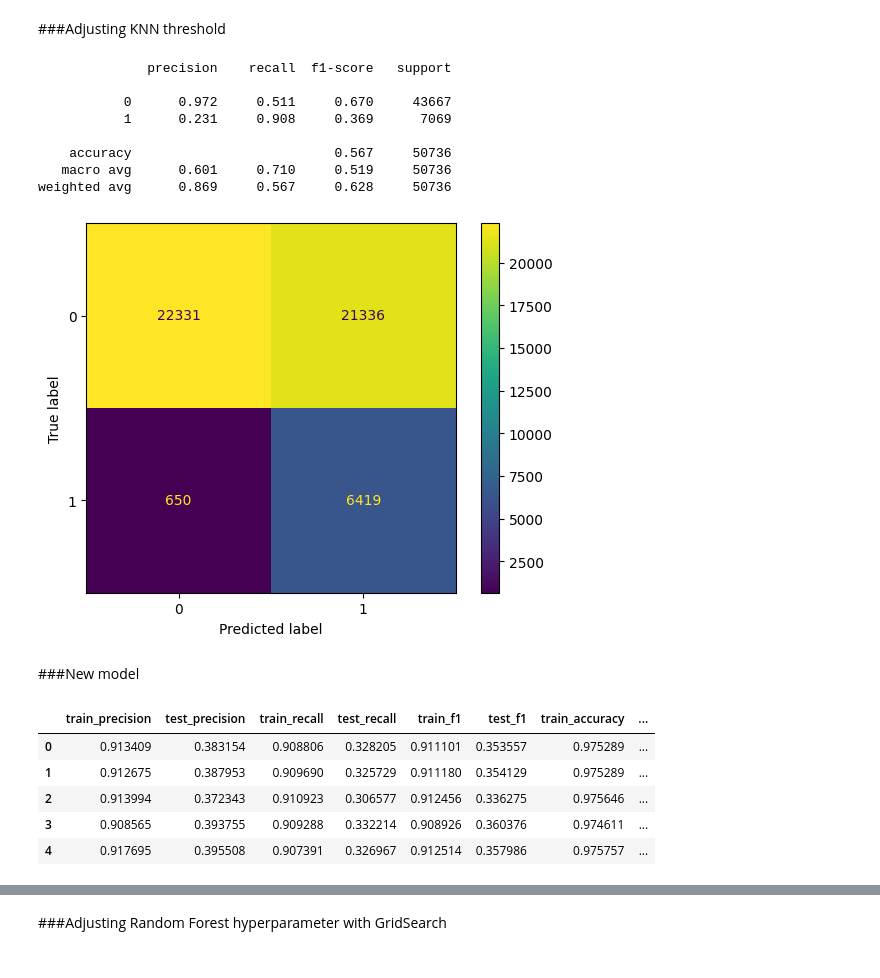
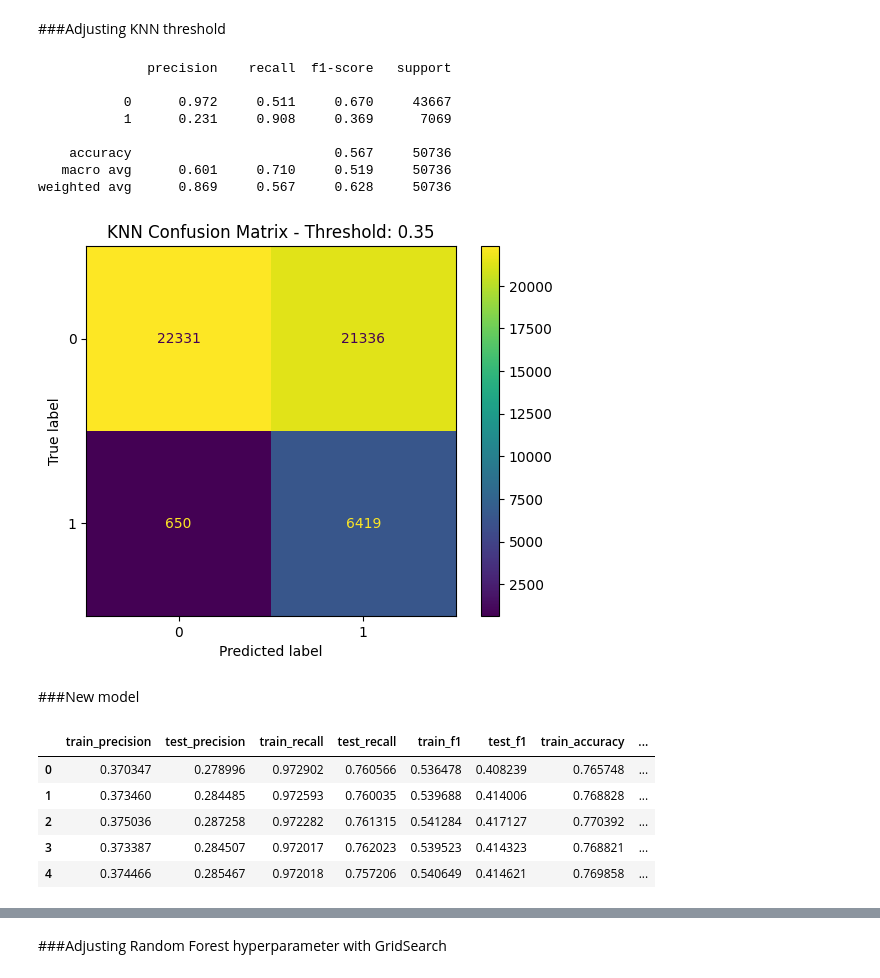
Before and after one commit to flaviorv/ai_model_lifecycle, a Jupyter notebook: diabetes_health_indicators.ipynb, the cells around one changed output, grey strips where cells are left out. Cells and saved outputs as stored; diff of their text form; code cells hidden in the pictures.

```diff
--- a/diabetes_health_indicators.ipynb
+++ b/diabetes_health_indicators.ipynb
@@ -268,29 +272,29 @@ plt.show()
 # %%
 threshold = 0.35
 knn_custom_pred = (knn_prob >= threshold).astype(int)
 print(classification_report(ytest, knn_custom_pred, digits=3))
 
 cm = confusion_matrix(ytest, knn_custom_pred)
 cmd = ConfusionMatrixDisplay(confusion_matrix=cm,  display_labels=[0, 1])
 cmd.plot()
+plt.title(f'KNN Confusion Matrix - Threshold: {threshold}')
 plt.show()
 # %% [output]
               precision    recall  f1-score   support
 
            0      0.972     0.511     0.670     43667
            1      0.231     0.908     0.369      7069
 
     accuracy                          0.567     50736
    macro avg      0.601     0.710     0.519     50736
 weighted avg      0.869     0.567     0.628     50736
-[figure, old version]
+[figure, new version]
 # %% [markdown]
 ###New model
 # %%
 #Random Forest model
 rfpipeline = Pipeline([
-    ('scaler', MinMaxScaler()),
-    ('smote', SMOTE(k_neighbors=2, random_state=42)),
+    ('balancer', RandomUnderSampler()),
     ('model', RandomForestClassifier())
 ])
 
@@ -305,8 +309,8 @@ metrics = ['train_precision', 'test_precision', 'train_recall', 'test_recall', '
 display(rfscore[metrics])
 # %% [output]
 |  | train_precision | test_precision | train_recall | test_recall | train_f1 | test_f1 | train_accuracy | ... |
-| 0 | 0.913409 | 0.383154 | 0.908806 | 0.328205 | 0.911101 | 0.353557 | 0.975289 | ... |
-| 1 | 0.912675 | 0.387953 | 0.909690 | 0.325729 | 0.911180 | 0.354129 | 0.975289 | ... |
-| 2 | 0.913994 | 0.372343 | 0.910923 | 0.306577 | 0.912456 | 0.336275 | 0.975646 | ... |
-| 3 | 0.908565 | 0.393755 | 0.909288 | 0.332214 | 0.908926 | 0.360376 | 0.974611 | ... |
-| 4 | 0.917695 | 0.395508 | 0.907391 | 0.326967 | 0.912514 | 0.357986 | 0.975757 | ... |
+| 0 | 0.370347 | 0.278996 | 0.972902 | 0.760566 | 0.536478 | 0.408239 | 0.765748 | ... |
+| 1 | 0.373460 | 0.284485 | 0.972593 | 0.760035 | 0.539688 | 0.414006 | 0.768828 | ... |
+| 2 | 0.375036 | 0.287258 | 0.972282 | 0.761315 | 0.541284 | 0.417127 | 0.770392 | ... |
+| 3 | 0.373387 | 0.284507 | 0.972017 | 0.762023 | 0.539523 | 0.414323 | 0.768821 | ... |
+| 4 | 0.374466 | 0.285467 | 0.972018 | 0.757206 | 0.540649 | 0.414621 | 0.769858 | ... |
```
Also changed, not shown: parts of 19 cells of this notebook.
